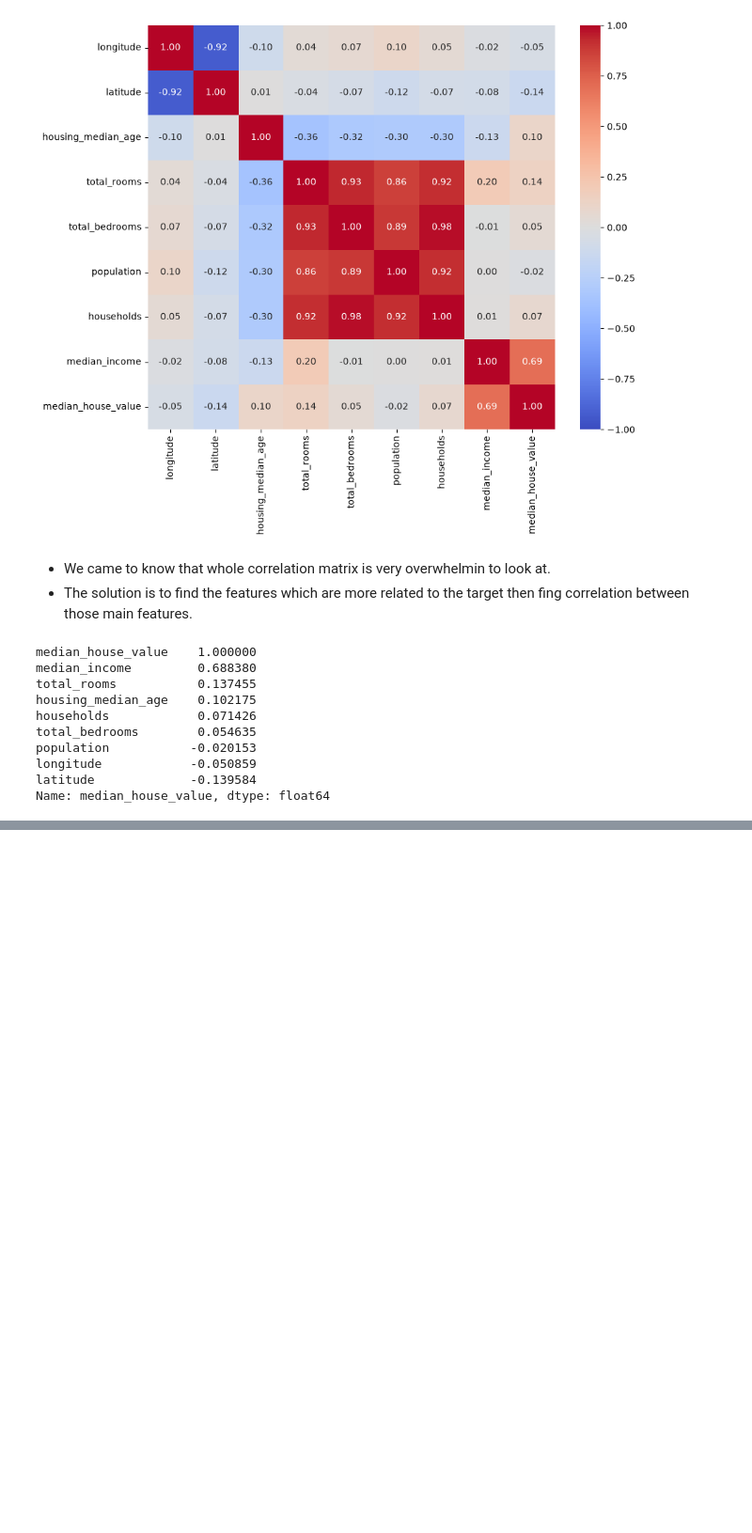
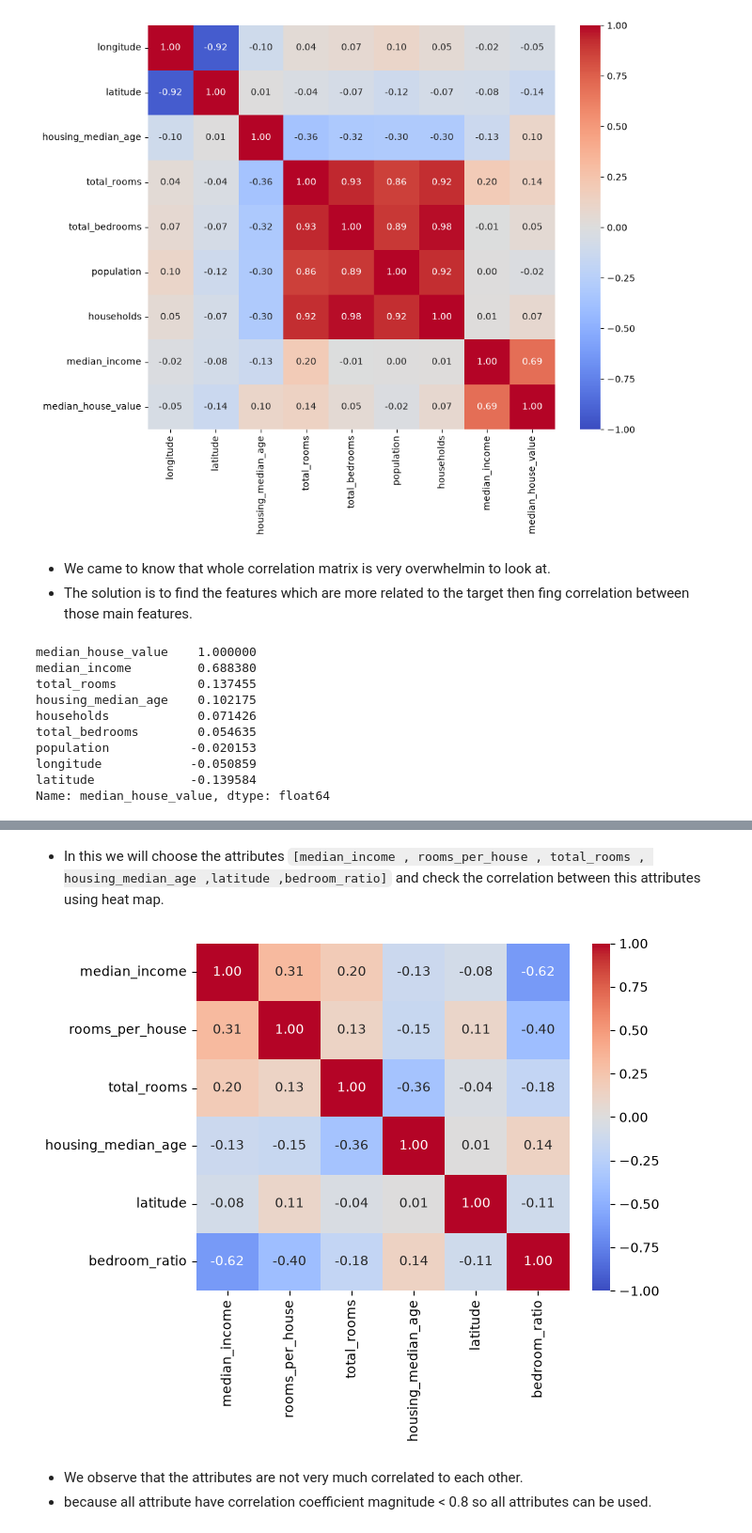
Before and after one commit to DevamSindhav/homl-california-housing, a Jupyter notebook: california_housinng_prices.ipynb, the cells around one changed output, grey strips where cells are left out. Shown at 94% size. Drawn from its saved outputs; the diff is of its cells as text; code cells hidden in the pictures; blank space fills up the shorter version.

Commit message:
Perform correlation analysis and engineer initial housing ratio features

```diff
--- a/california_housinng_prices.ipynb
+++ b/california_housinng_prices.ipynb
@@ -271,0 +278,6 @@ Name: median_house_value, dtype: float64
+# %%
+#making new features
+
+train_data_c['rooms_per_house'] = train_data_c['total_rooms'] / train_data_c['households']
+train_data_c['bedroom_ratio'] = train_data_c['total_bedrooms'] / train_data_c['total_rooms']
+train_data_c['people_per_house'] = train_data_c['population'] / train_data_c['households']
@@ -271,0 +308,15 @@ Name: median_house_value, dtype: float64
+# %% [markdown]
+* In this we will choose the attributes `[median_income , rooms_per_house , total_rooms , housing_median_age ,latitude ,bedroom_ratio]` and check the correlation between this attributes using heat map.
+# %%
+# heatmap of attributes chosen
+
+temp = train_data_c[['median_income' , 'rooms_per_house' , 'total_rooms' , 'housing_median_age' ,'latitude' ,'bedroom_ratio']].corr(numeric_only=True)
+
+sns.heatmap(temp , annot=True , cmap='coolwarm' , fmt = '.2f' , vmin = -1 , vmax = 1)
+
+plt.show()
+# %% [output]
+[figure, added]
+# %% [markdown]
+* We observe that the attributes are not very much correlated to each other.
+* because all attribute have correlation coefficient magnitude < 0.8 so all attributes can be used.
```
Also changed, not shown: parts of 6 cells of this notebook.
